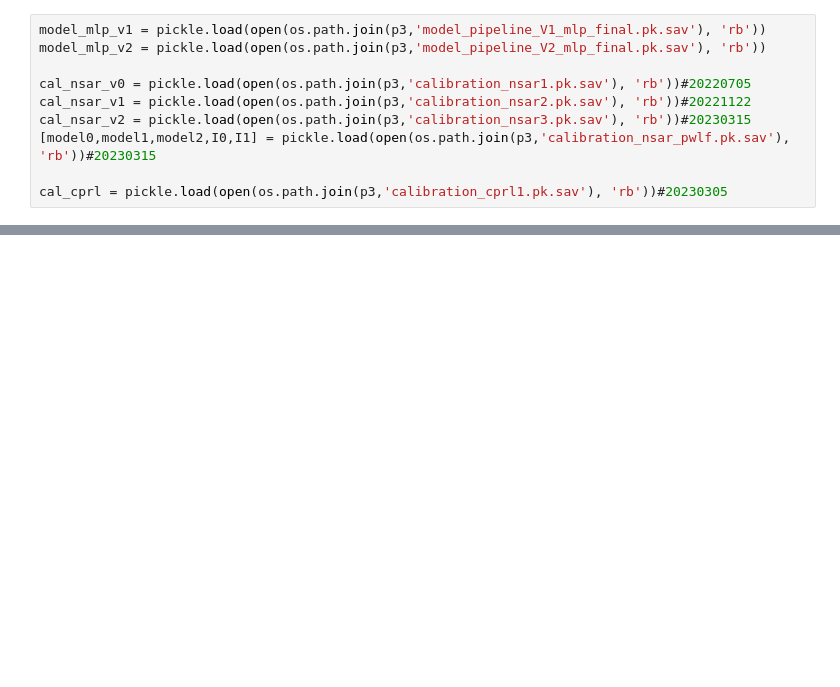
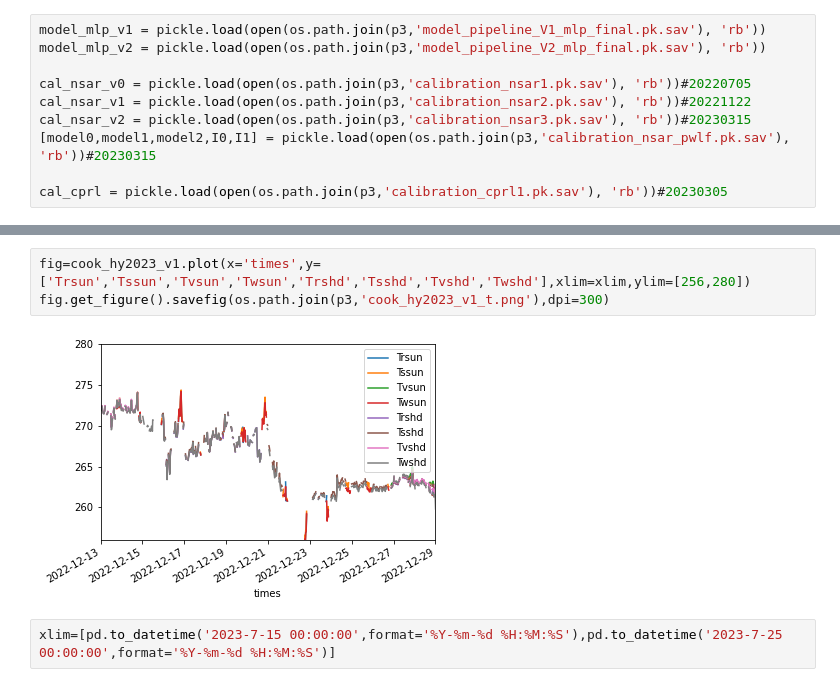
Before and after one commit to cafltar/CookIRCamET, a Jupyter notebook: label_imgs_paper.ipynb, the cells around one changed output, grey strips where cells are left out. Drawn from its saved outputs; the diff is of its cells as text; blank space fills up the shorter version.

```diff
--- a/label_imgs_paper.ipynb
+++ b/label_imgs_paper.ipynb
@@ -405,0 +407,7 @@ df.plot(x='times',y=['Trsun','Tssun','Tvsun','Trshd','Tsshd','Tvshd'],ylim=[240,
+# %%
+fig=cook_hy2023_v1.plot(x='times',y=['Trsun','Tssun','Tvsun','Twsun','Trshd','Tsshd','Tvshd','Twshd'],xlim=xlim,ylim=[256,280])
+fig.get_figure().savefig(os.path.join(p3,'cook_hy2023_v1_t.png'),dpi=300)
+# %% [output]
+[figure, added]
+# %%
+xlim=[pd.to_datetime('2023-7-15 00:00:00',format='%Y-%m-%d %H:%M:%S'),pd.to_datetime('2023-7-25 00:00:00',format='%Y-%m-%d %H:%M:%S')]
```
Also changed, not shown: parts of 20 cells of this notebook, 2 other files.
